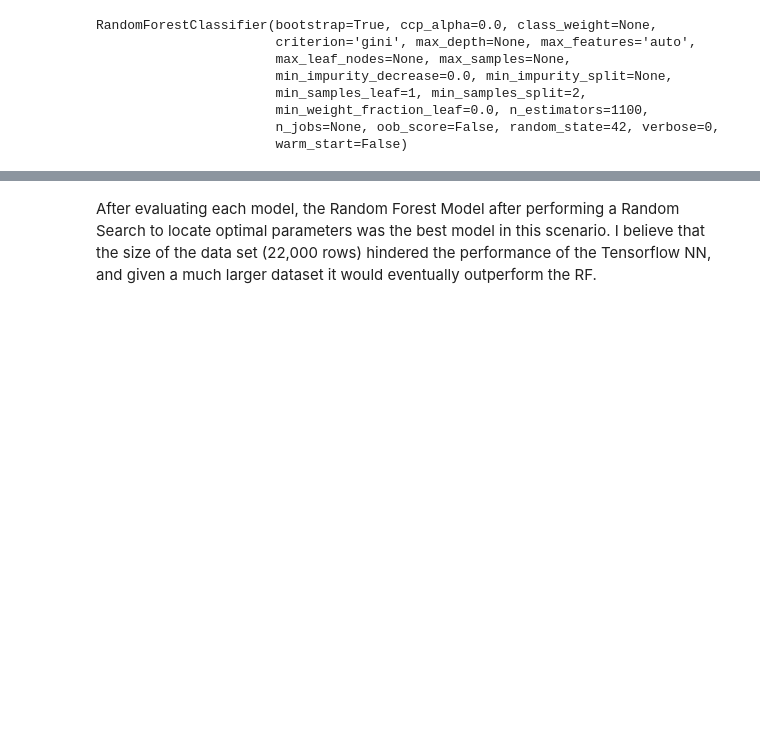
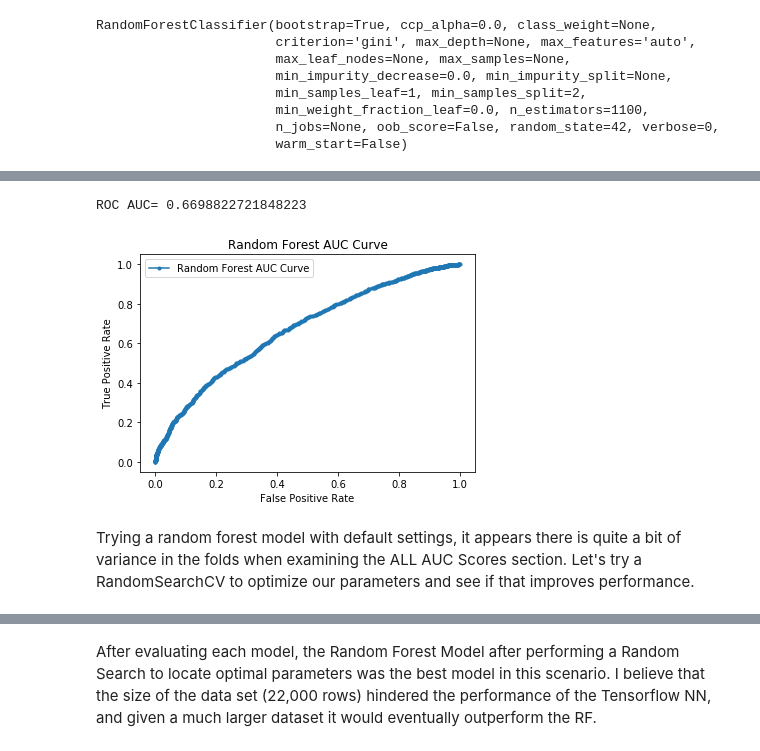
Before and after one commit to alexcroft08/Thinkful-Data-Science, a Jupyter notebook: Predicting Future Stock Prices using 10-k filing financial indicators.ipynb, the cells around one changed output, grey strips where cells are left out. Saved outputs shown, nothing was run; the diff lists cells and outputs as text; code cells hidden in the pictures; blank space fills up the shorter version.

```diff
--- a/Predicting Future Stock Prices using 10-k filing financial indicators.ipynb
+++ b/Predicting Future Stock Prices using 10-k filing financial indicators.ipynb
@@ -346,2 +332,38 @@ Mean AUC Score - Random Forest:  0.5757489687568457
+# %%
+from sklearn.metrics import roc_curve
+from sklearn.metrics import roc_auc_score
+from matplotlib import pyplot
+
+def roc_score_plot(model,X_test,y_test,title):
+
+    # predict probabilities
+    lr_probs = model.predict_proba(X_test)
+    # keep probabilities for the positive outcome only
+    lr_probs = lr_probs[:, 1]
+    # calculate scores
+    lr_auc = roc_auc_score(y_test, lr_probs)
+    # summarize scores
+    #print('ROC AUC= {}'.format((lr_auc)))
+    # calculate roc curves
+    lr_fpr, lr_tpr, _ = roc_curve(y_test, lr_probs)
+    # plot the roc curve for the model
+    pyplot.plot(lr_fpr, lr_tpr, marker='.', label=title)
+    # axis labels
+    pyplot.xlabel('False Positive Rate')
+    pyplot.ylabel('True Positive Rate')
+    # show the legend
+    pyplot.legend()
+    #title
+    pyplot.title(title)
+    # show the plot
+    pyplot.show()
+# %%
+#Show the ROC Plot
+roc_score_plot(clf,X_test,y_test,'Random Forest AUC Curve')
+# %% [output]
+ROC AUC= 0.6698822721848223
+[figure, added]
+# %% [markdown]
+Trying a random forest model with default settings, it appears there is quite a bit of variance in the folds when examining the ALL AUC Scores section. Let's try a RandomSearchCV to optimize our parameters and see if that improves performance.
 # %%
 from sklearn.model_selection import RandomizedSearchCV
```
Also changed, not shown: parts of 31 cells of this notebook.
